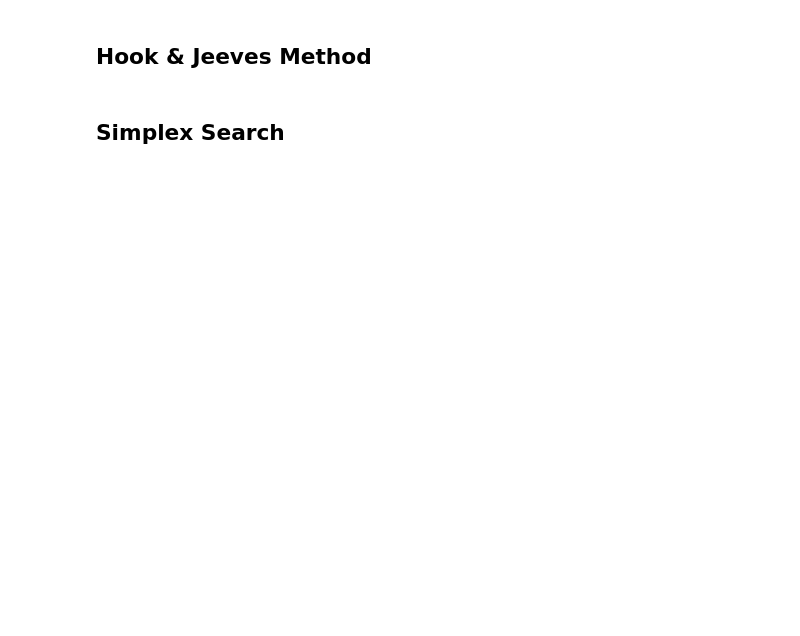
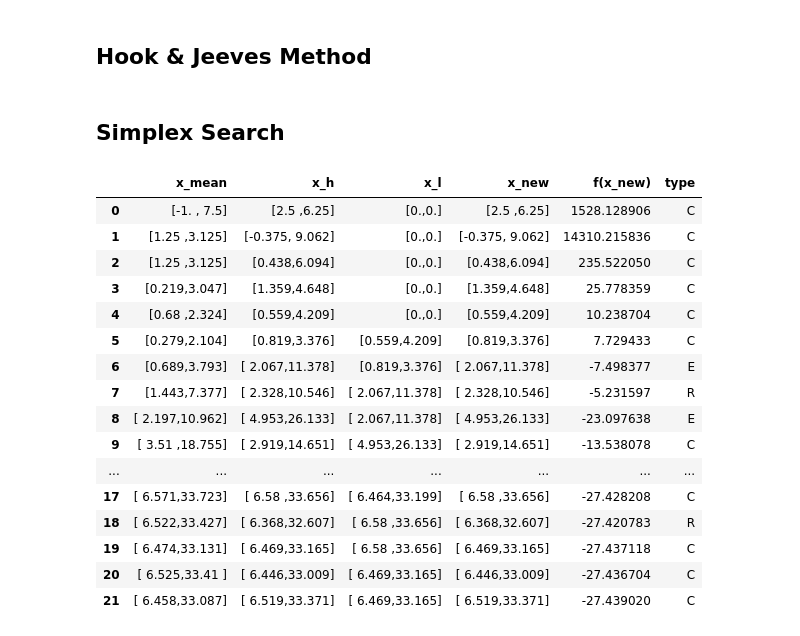
Before and after one commit to akinelden/ie440-homework3, a Jupyter notebook: HW3.ipynb, the cells around one changed output. Drawn from its saved outputs; the diff is of its cells as text; code cells hidden in the pictures; blank space fills up the shorter version.

Commit message:
Simplex Search finalized

```diff
--- a/HW3.ipynb
+++ b/HW3.ipynb
@@ -221,0 +227,21 @@ SimplexSearch()
+# %%
+simplex_result = SimplexSearch(x.copy())
+simplex_result
+# %% [output]
+|  | x_mean | x_h | x_l | x_new | f(x_new) | type |
+| 0 | [-1. , 7.5] | [2.5 ,6.25] | [0.,0.] | [2.5 ,6.25] | 1528.128906 | C |
+| 1 | [1.25 ,3.125] | [-0.375, 9.062] | [0.,0.] | [-0.375, 9.062] | 14310.215836 | C |
+| 2 | [1.25 ,3.125] | [0.438,6.094] | [0.,0.] | [0.438,6.094] | 235.522050 | C |
+| 3 | [0.219,3.047] | [1.359,4.648] | [0.,0.] | [1.359,4.648] | 25.778359 | C |
+| 4 | [0.68 ,2.324] | [0.559,4.209] | [0.,0.] | [0.559,4.209] | 10.238704 | C |
+| 5 | [0.279,2.104] | [0.819,3.376] | [0.559,4.209] | [0.819,3.376] | 7.729433 | C |
+| 6 | [0.689,3.793] | [ 2.067,11.378] | [0.819,3.376] | [ 2.067,11.378] | -7.498377 | E |
+| 7 | [1.443,7.377] | [ 2.328,10.546] | [ 2.067,11.378] | [ 2.328,10.546] | -5.231597 | R |
+| 8 | [ 2.197,10.962] | [ 4.953,26.133] | [ 2.067,11.378] | [ 4.953,26.133] | -23.097638 | E |
+| 9 | [ 3.51 ,18.755] | [ 2.919,14.651] | [ 4.953,26.133] | [ 2.919,14.651] | -13.538078 | C |
+| ... | ... | ... | ... | ... | ... | ... |
+| 17 | [ 6.571,33.723] | [ 6.58 ,33.656] | [ 6.464,33.199] | [ 6.58 ,33.656] | -27.428208 | C |
+| 18 | [ 6.522,33.427] | [ 6.368,32.607] | [ 6.58 ,33.656] | [ 6.368,32.607] | -27.420783 | R |
+| 19 | [ 6.474,33.131] | [ 6.469,33.165] | [ 6.58 ,33.656] | [ 6.469,33.165] | -27.437118 | C |
+| 20 | [ 6.525,33.41 ] | [ 6.446,33.009] | [ 6.469,33.165] | [ 6.446,33.009] | -27.436704 | C |
+| 21 | [ 6.458,33.087] | [ 6.519,33.371] | [ 6.469,33.165] | [ 6.519,33.371] | -27.439020 | C |
```
Also changed, not shown: parts of 7 cells of this notebook.
